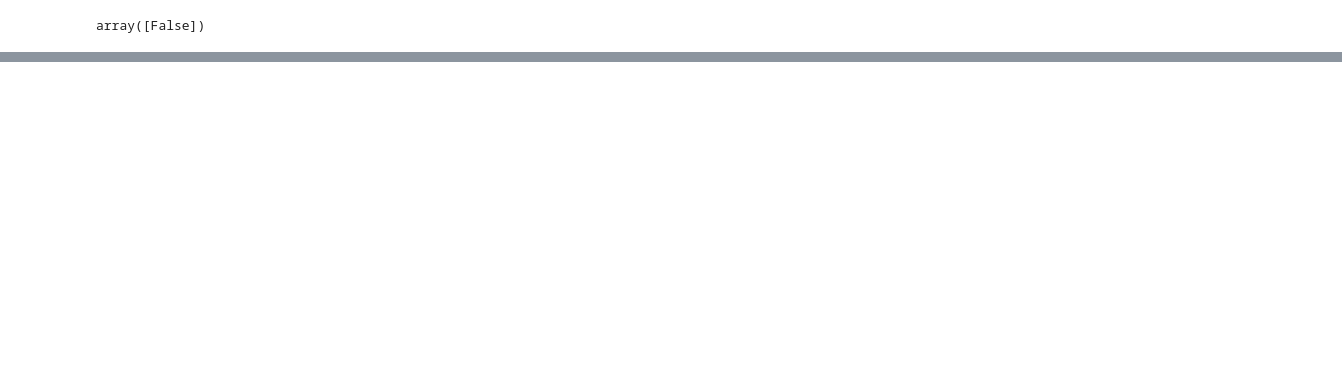
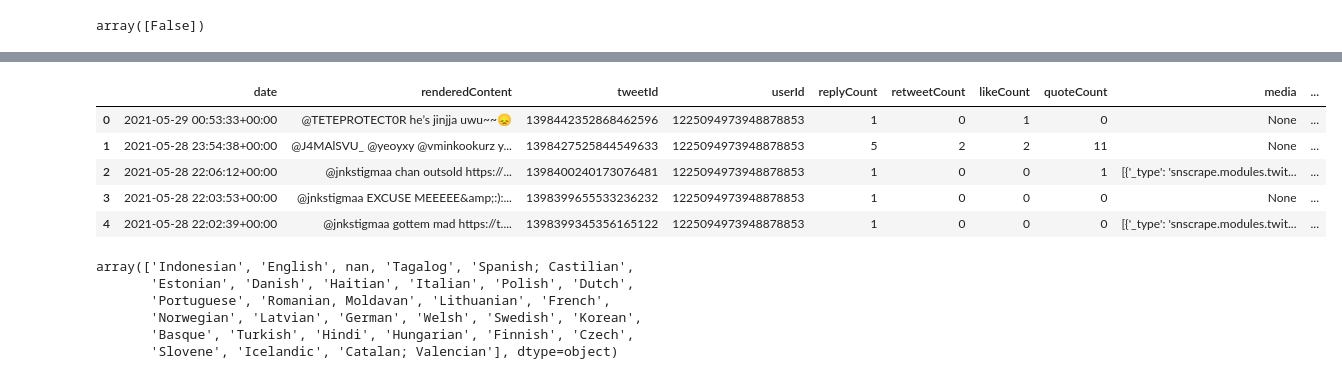
Before and after one commit to Saumyaa9906/Online-Hate-Analysis, a Jupyter notebook: sns_users.ipynb, the cells around one changed output, grey strips where cells are left out. Saved outputs shown, nothing was run; the diff lists cells and outputs as text; code cells hidden in the pictures; blank space fills up the shorter version.

Commit message:
Modified CSV files with language mapping

```diff
--- a/sns_users.ipynb
+++ b/sns_users.ipynb
@@ -97 +111,14 @@ print(tweets.shape)
+# %%
+lang_codes = json.load( open( "language_mapping.json" ) )
+# %%
+tweets['lang'] = tweets['lang'].map(lang_codes)
+# %%
+tweets.head()
+# %% [output]
+|  | date | renderedContent | tweetId | userId | replyCount | retweetCount | likeCount | quoteCount | media | ... |
+| 0 | 2021-05-29 00:53:33+00:00 | @TETEPROTECT0R he’s jinjja uwu~~😞 | 1398442352868462596 | 1225094973948878853 | 1 | 0 | 1 | 0 | None | ... |
+| 1 | 2021-05-28 23:54:38+00:00 | @J4MAlSVU_ @yeoyxy @vminkookurz y... | 1398427525844549633 | 1225094973948878853 | 5 | 2 | 2 | 11 | None | ... |
+| 2 | 2021-05-28 22:06:12+00:00 | @jnkstigmaa chan outsold https://... | 1398400240173076481 | 1225094973948878853 | 1 | 0 | 0 | 1 | [{'_type': 'snscrape.modules.twit... | ... |
+| 3 | 2021-05-28 22:03:53+00:00 | @jnkstigmaa EXCUSE MEEEEE&amp;:):... | 1398399655533236232 | 1225094973948878853 | 1 | 0 | 0 | 0 | None | ... |
+| 4 | 2021-05-28 22:02:39+00:00 | @jnkstigmaa gottem mad https://t.... | 1398399345356165122 | 1225094973948878853 | 1 | 0 | 0 | 0 | [{'_type': 'snscrape.modules.twit... | ... |
 # %%
@@ -98,0 +128,9 @@ tweets.to_csv('snsusers_tweets.csv')
+# %%
+tweets.lang.unique()
+# %% [output]
+array(['Indonesian', 'English', nan, 'Tagalog', 'Spanish; Castilian',
+       'Estonian', 'Danish', 'Haitian', 'Italian', 'Polish', 'Dutch',
+       'Portuguese', 'Romanian, Moldavan', 'Lithuanian', 'French',
+       'Norwegian', 'Latvian', 'German', 'Welsh', 'Swedish', 'Korean',
+       'Basque', 'Turkish', 'Hindi', 'Hungarian', 'Finnish', 'Czech',
+       'Slovene', 'Icelandic', 'Catalan; Valencian'], dtype=object)
```
Also changed, not shown: parts of 16 cells of this notebook, 2 other files.
